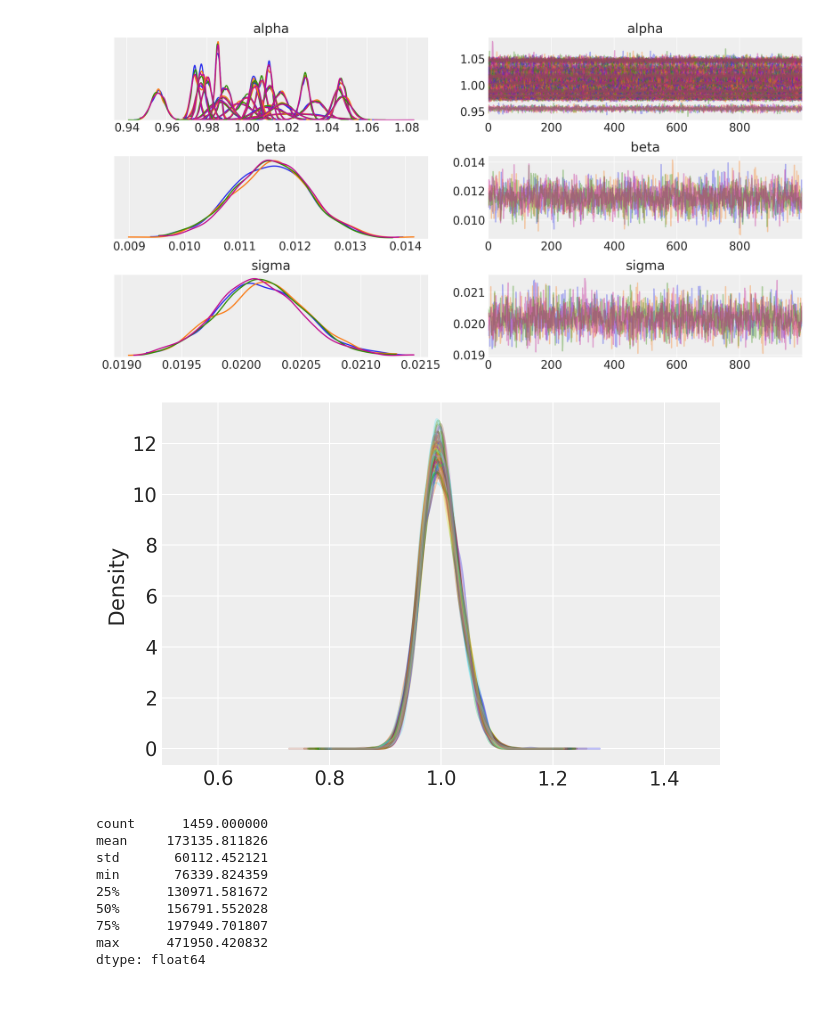
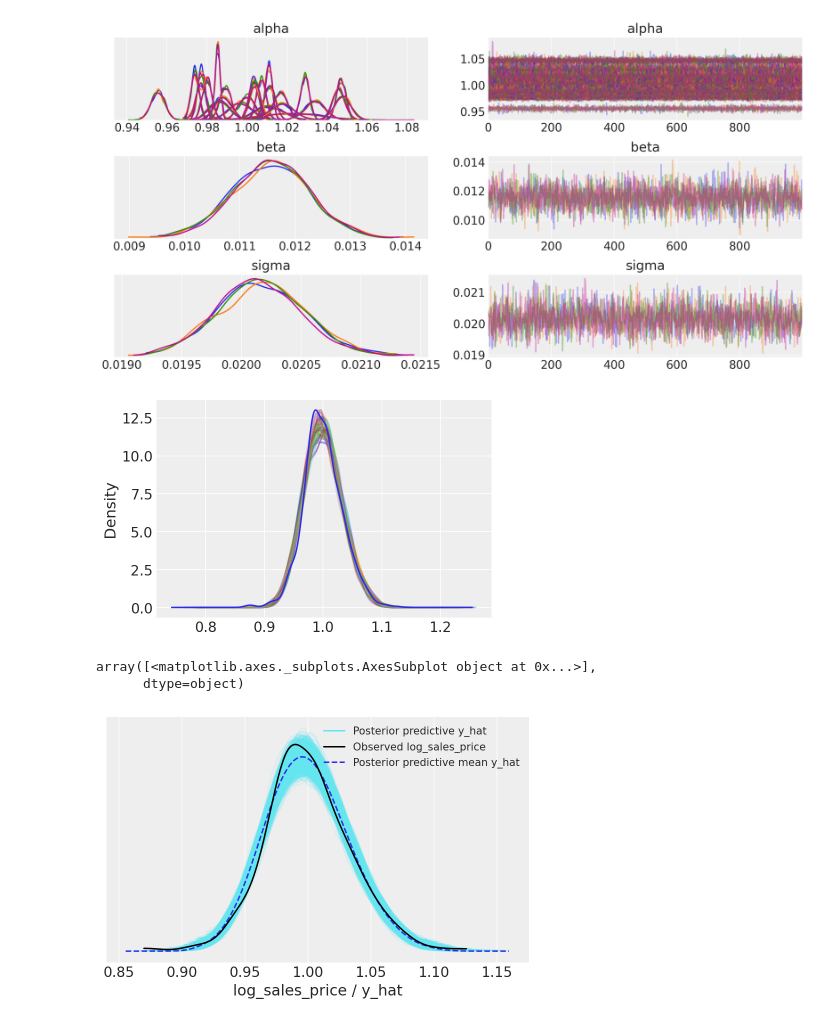
Before and after one commit to bennywee/house_prices_kaggle, a Jupyter notebook: notebooks/modelling_notebooks/dummy_variable_model.ipynb, the cells around one changed output. Cells and saved outputs as stored; diff of their text form; code cells hidden in the pictures.

```diff
--- a/notebooks/modelling_notebooks/dummy_variable_model.ipynb
+++ b/notebooks/modelling_notebooks/dummy_variable_model.ipynb
@@ -192,18 +109,26 @@ az.plot_trace(fit_dv_model_check, var_names=["alpha", "beta", "sigma"], compact
 # %%
-dv_data = dict(N = len(train),
-           log_sales_price = train['log_sales_price_std'],
-           log_lot_area = train['log_lot_area_z'],
-           neighbourhood = train['neighbourhood'],
-           N_neighbourhood = len(train['Neighborhood'].unique()),
-           N_test = len(test),
-           log_lot_area_test = test['log_lot_area_z'],
-           neighbourhood_test = test['neighbourhood'],
-           alpha_sd = 0.01,
-           beta_sd = 0.1,
-           run_estimation = 1)
+npm_data = dict(N = len(train),
+              log_sales_price = train['log_sales_price_std'],
+              log_lot_area = train['log_lot_area_z'],
+              neighbourhood = train['neighbourhood'],
+              N_neighbourhood = len(train['Neighborhood'].unique()),
+              N_test = len(test),
+              log_lot_area_test = test['log_lot_area_z'],
+              neighbourhood_test = test['neighbourhood'],
+              alpha_sd = 0.01,
+              beta_sd = 0.1,
+              run_estimation = 1)
 
-fit_dv_model = ols.sampling(data=dv_data)
-dv_model_df = fit_dv_model.to_dataframe()
+fit_npm = no_pooling_model.sampling(data=npm_data)
+
+npm_az = az.from_pystan(
+    posterior=fit_npm,
+    posterior_predictive="y_hat",
+    observed_data="log_sales_price",
+    log_likelihood='log_lik',
+)
+
+fit_npm_df = fit_npm.to_dataframe()
 # %% [output]
 WARNING:pystan:Maximum (flat) parameter count (1000) exceeded: skipping diagnostic tests for n_eff and Rhat.
 To run all diagnostics call pystan.check_hmc_diagnostics(fit)
@@ -212,10 +137,21 @@ az.plot_trace(fit_dv_model, var_names=["alpha", "beta", "sigma"], compact = True
 # %% [output]
 [figure]
 # %%
-## Posterior predictive checks
-dv_model_df.filter(regex = 'y_test').T.iloc[:, :100].plot.kde(alpha=0.3,
+fig, axes = plt.subplots(1,1)
+
+fit_npm_df.filter(regex = 'y_hat').T.iloc[:, :100].plot.kde(alpha=0.3,
                                                         legend = False,
-                                                        xlim = (0.5, 1.5));
+                                                               ax=axes);
+
+train['log_sales_price_std'].plot.kde(legend = False,
+                             alpha = 1,
+                             ax = axes);
 # %% [output]
-[figure, old version]
+[figure, new version]
+# %%
+az.plot_ppc(data = npm_az, kind = 'density', data_pairs = {'log_sales_price' : 'y_hat'})
+# %% [output]
+array([<matplotlib.axes._subplots.AxesSubplot object at 0x...>],
+      dtype=object)
+[figure, added]
 # %%
@@ -228,15 +164,3 @@ no_pooling_csv = pd.concat([test[['Id']].reset_index().drop('index', axis = 1),
                                    predictions], axis=1)
 
 no_pooling_csv.to_csv('../data/submissions/dummy_no_pooling.csv', index = False)
-# %%
-np.exp(dv_model_df.filter(regex = 'y_test').mean(axis=0)*train['log_sales_price'].mean()).describe()
-# %% [output]
-count      1459.000000
-mean     173135.811826
-std       60112.452121
-min       76339.824359
-25%      130971.581672
-50%      156791.552028
-75%      197949.701807
-max      471950.420832
-dtype: float64
```
Also changed, not shown: parts of 21 cells of this notebook, 3 other files.
